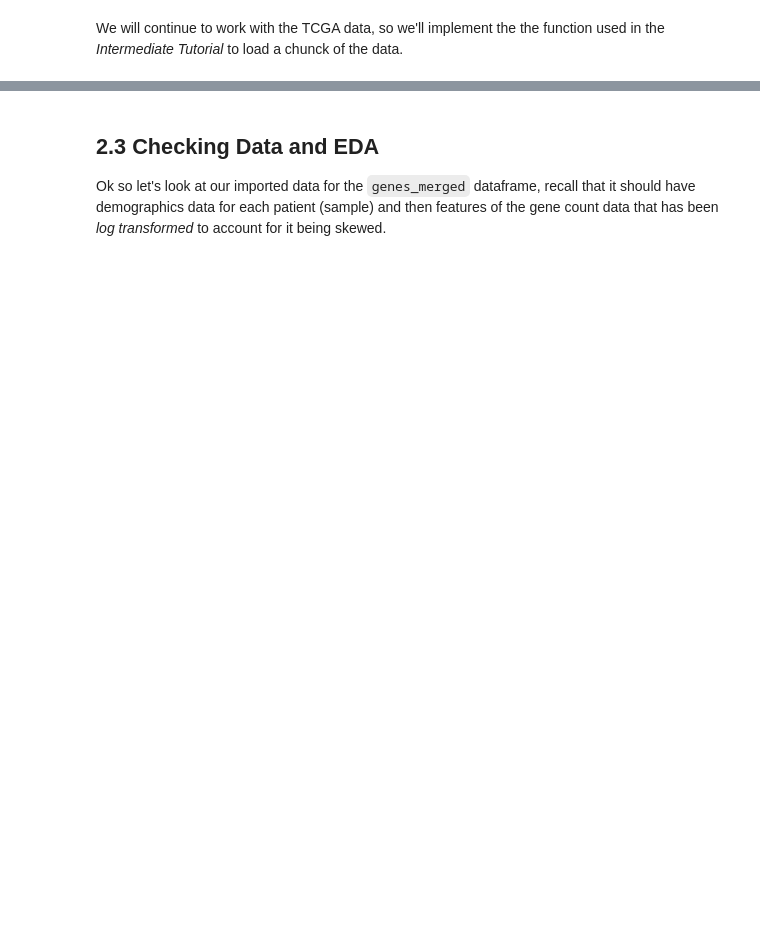
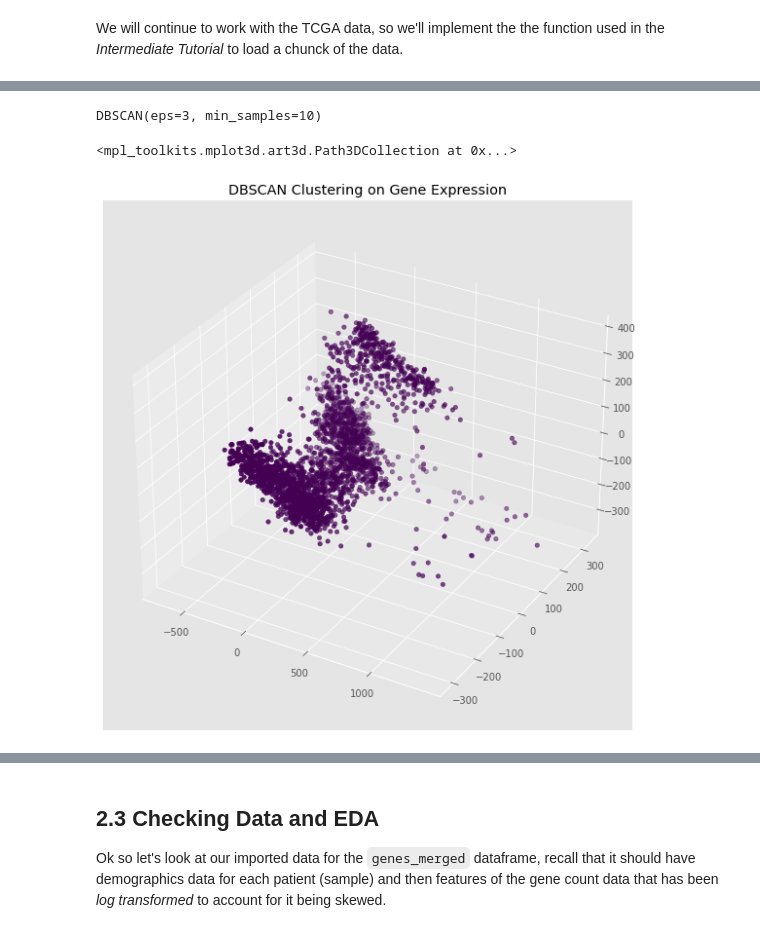
Before and after one commit to fredhutchio/ml-pancancer-example, a Jupyter notebook: Notebook 3 - Advanced.ipynb, the cells around one changed output, grey strips where cells are left out. Saved outputs shown, nothing was run; the diff lists cells and outputs as text; code cells hidden in the pictures; blank space fills up the shorter version.

```diff
--- a/Notebook 3 - Advanced.ipynb
+++ b/Notebook 3 - Advanced.ipynb
@@ -162,0 +423,19 @@ genes_merged, big_split, small_split = create_genes_subset(split_size=.7)
+# %%
+# Set up DBSCAN and run it on our data
+dbscan = cluster.DBSCAN(eps=3, min_samples=10)
+dbscan.fit(pca_genes)
+# %% [output]
+DBSCAN(eps=3, min_samples=10)
+# %%
+# Visualize the results
+labels = dbscan.labels_
+
+fig = plt.figure()
+fig.set_figheight(10)
+fig.set_figwidth(10)
+ax = fig.add_subplot(111, projection='3d')
+ax.set_title("DBSCAN Clustering on Gene Expression")
+ax.scatter(pca_genes[:,0], pca_genes[:,1], pca_genes[:,2], c=labels)
+# %% [output]
+<mpl_toolkits.mplot3d.art3d.Path3DCollection at 0x...>
+[figure, added]
```
Also changed, not shown: parts of 22 cells of this notebook, 1 other file.
